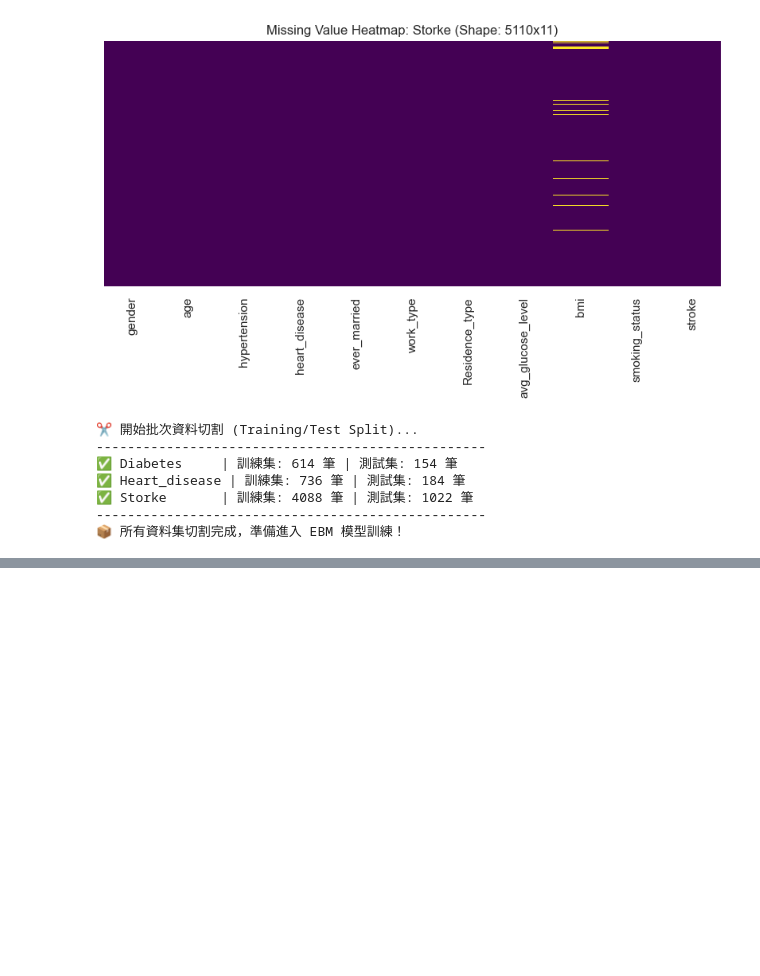
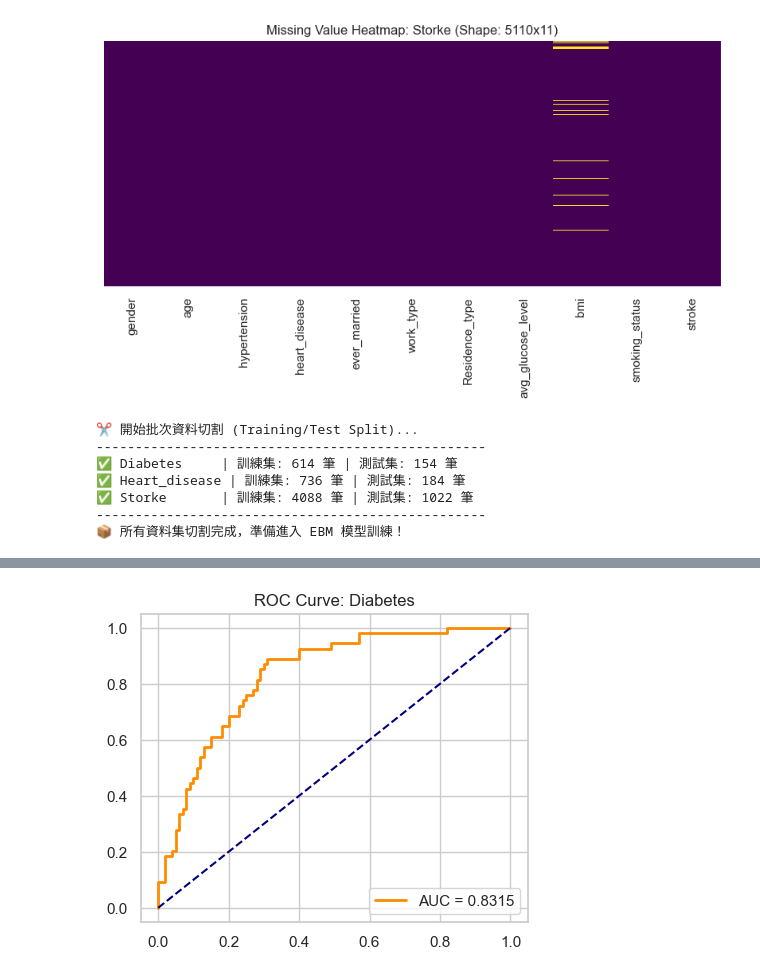
Before and after one commit to naomiyu1124-afk/InterpretDash_1358071_naomi, a Jupyter notebook: notebooks/w04_expiore.ipynb, the cells around one changed output, grey strips where cells are left out. Cells and saved outputs as stored; diff of their text form; code cells hidden in the pictures; blank space fills up the shorter version.

Commit message:
final: complete assignment for week 04 with all datasets and reports

```diff
--- a/notebooks/w04_expiore.ipynb
+++ b/notebooks/w04_expiore.ipynb
@@ -24,7 +24,7 @@ import os
 
 # 1. 定義你的 Mac 桌面路徑
 # 建議使用原始字串 r'' 避免路徑符號出問題
-data_path = "/Users/naomi/Desktop/projet（1）/data/storke.csv"
+data_path = "/Users/naomi/Desktop/InterpretDash_1358071_naomi/data/storke.csv"
 
 # 2. 檢查檔案是否存在並讀取
 if os.path.exists(data_path):
@@ -384,17 +218,0 @@ print("✅ All local case diagnostic charts have been generated.")
-# %%
-print("🌍 Generating Global Explanation plots (Population-Level Insights)...")
-print("-" * 60)
-
-for name, model in trained_models.items():
-    # 1. 產生全域解釋物件
-    ebm_global = model.explain_global(name=f"{name} Global Analysis")
-
-    # 2. 直接呼叫視覺化並顯示 (靜態條形圖)
-    print(f"📊 Dataset: {name} | Overall Feature Importance")
-
-    # visualize() 會渲染出該資料集的特徵權重排名
-    ebm_global.visualize().show()
-
-    print("-" * 60)
-
-print("✅ All global feature importance charts have been generated.")
@@ -457,0 +219,61 @@ display(final_summary_df)
+# %%
+from interpret.glassbox import ExplainableBoostingClassifier
+from sklearn.metrics import roc_curve, roc_auc_score
+import matplotlib.pyplot as plt
+import pandas as pd
+import numpy as np
+
+# 1. 初始化字典（確保訓練完後模型會留在這裡）
+trained_models = {}
+performance_summary = []
+
+print("🤖 啟動 EBM 訓練與評估引擎 (Batch Processing)...")
+print("-" * 65)
+
+for name, data in split_data.items():
+    try:
+        # A. 取得資料
+        X_train, y_train = data['X_train'], data['y_train']
+        X_test, y_test = data['X_test'], data['y_test']
+
+        # B. 標籤二值化 (0 vs 1)
+        y_train_bin = y_train.apply(lambda x: 1 if x > 0 else 0)
+        y_test_bin = y_test.apply(lambda x: 1 if x > 0 else 0)
+
+        print(f"⏳ 正在處理: {name:15} | 訓練中...")
+
+        # C. 執行 EBM 訓練
+        ebm = ExplainableBoostingClassifier(n_jobs=-1, outer_bags=8)
+        ebm.fit(X_train, y_train_bin)
+
+        # 💡 【最重要的修正】：把訓練好的模型存進字典！
+        trained_models[name] = ebm
+
+        # D. 💡 【欄位對齊】：確保測試集的 8 欄對齊模型的 10 欄
+        X_test_aligned = X_test.reindex(columns=ebm.feature_names, fill_value=0)
+
+        # E. 計算機率與 AUC
+        y_probs = ebm.predict_proba(X_test_aligned)[:, 1]
+        auc_score = roc_auc_score(y_test_bin, y_probs)
+
+        # F. 繪圖
+        fpr, tpr, _ = roc_curve(y_test_bin, y_probs)
+        plt.figure(figsize=(5, 4))
+        plt.plot(fpr, tpr, color='darkorange', lw=2, label=f'AUC = {auc_score:.4f}')
+        plt.plot([0, 1], [0, 1], color='navy', linestyle='--')
+        plt.title(f"ROC Curve: {name}")
+        plt.legend(loc="lower right")
+        plt.show()
+
+        # G. 存入總表
+        performance_summary.append({"Dataset": name, "AUC Score": round(auc_score, 4)})
+        print(f"✅ {name:15} 訓練成功！記憶體已更新。")
+
+    except Exception as e:
+        print(f"❌ {name:15} 出錯了: {e}")
+
+print("-" * 65)
+# 最後印出總結表格
+if performance_summary:
+    display(pd.DataFrame(performance_summary))
+# %% [output]
@@ -457,0 +283 @@ display(final_summary_df)
+[figure, added]
```
Also changed, not shown: parts of 13 cells of this notebook, 1 other file.
